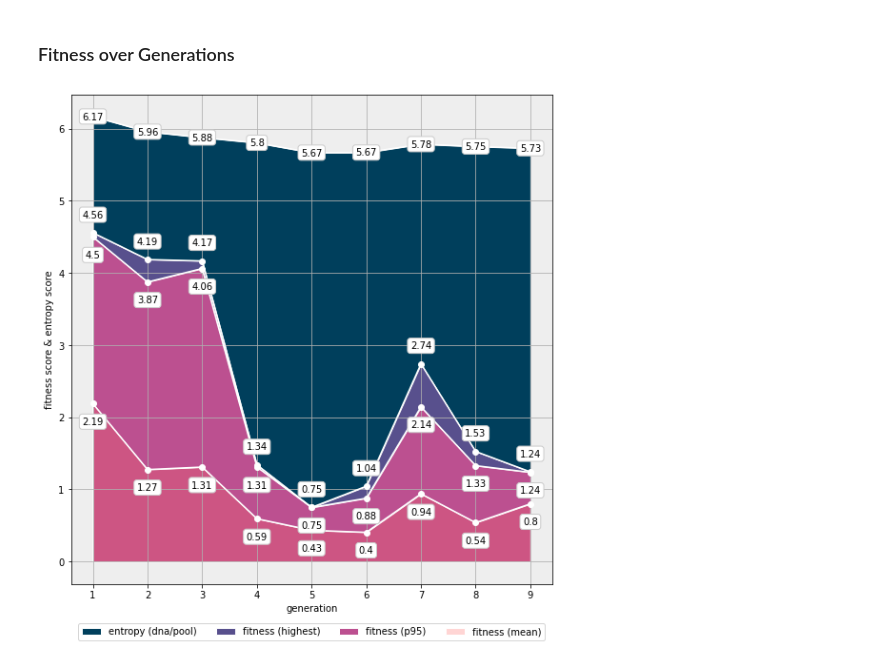
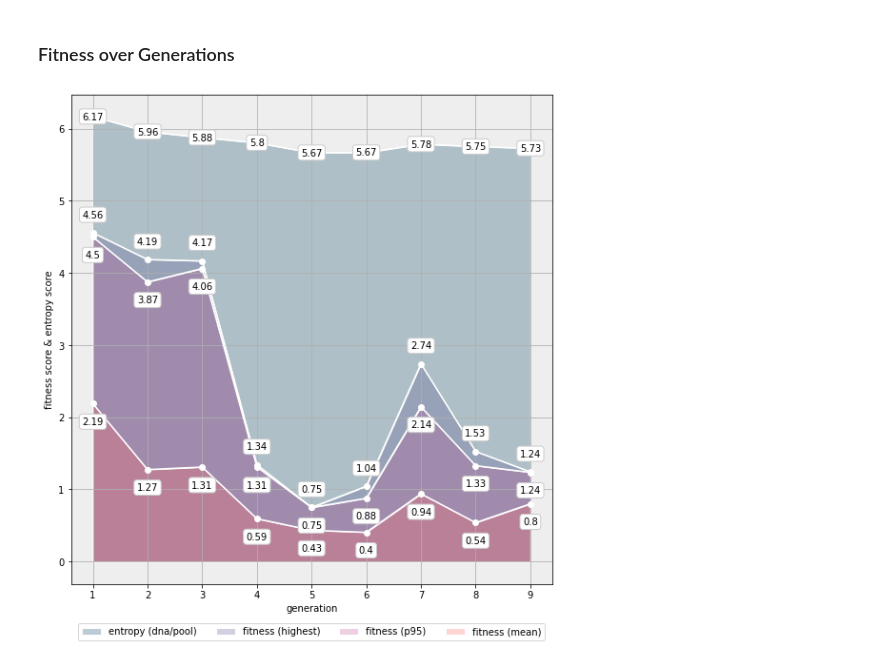
Before and after one commit to hudsonmendes/uolondon-cm3020-ai, a Jupyter notebook: midterms/analysis/results.ipynb, the cells around one changed output. Cells and saved outputs as stored; diff of their text form; code cells hidden in the pictures.

```diff
--- a/midterms/analysis/results.ipynb
+++ b/midterms/analysis/results.ipynb
@@ -33,24 +91,29 @@ summary_per_variant = load_variants_and_summaries(folder='../evolution')
 ### Fitness over Generations
 # %%
 def plot_fitness_over_generations(df: pd.DataFrame, figlen: int = 8):
-    def annotated_area(index: pd.Series, values: pd.Series, color: str, label: str, ydist: float):
-        ax.fill_between(index, values, color=color, edgecolor='#fff', label=label)
-        ax.plot(index, values, marker='o', color="#fff")
-        for i, v in enumerate(values):
-            ax.text(i + 1, v + ydist, str(round(v, 2)), ha="center", va="center", bbox=dict(boxstyle="round", fc="w", ec="#ccc", lw=1))
+    def annotated_area(ax, ticks, values: pd.Series, color: str, label: str, ydist: float):
+        values = [values[i] for i in ticks]
+        ax.set_xticks(ticks)
+        ax.fill_between(ticks, values, color=color, edgecolor='#fff', label=label)
+        ax.plot(ticks, values, marker='o', color="#fff")
+        for i, v in zip(ticks, values):
+            ax.text(i, v + ydist, str(round(v, 2)), ha="center", va="center", bbox=dict(boxstyle="round", fc="w", ec="#ccc", lw=1))
+    tickslen = len(df.index)
+    ticksstep = max(1, int(tickslen / 15))
+    ticks = np.arange(1, tickslen + 1, ticksstep)
     fig, ax = plt.subplots(figsize=(figlen, figlen))
-    annotated_area(df.index, df.dna_pool_entropy, color='#003f5c', label='entropy (dna/pool)', ydist=0)
-    annotated_area(df.index, df.fitness_highest, color='#58508d', label='fitness (highest)', ydist=0.25)
-    annotated_area(df.index, df.fitness_p95, color='#bc5090', label='fitness (p95)', ydist=-0.25)
-    annotated_area(df.index, df.fitness_mean, color='#ff636144', label='fitness (mean)', ydist=-0.25)
+    annotated_area(ax, ticks, df.dna_pool_entropy, color='#003f5c44', label='entropy (dna/pool)', ydist=0)
+    annotated_area(ax, ticks, df.fitness_highest, color='#58508d44', label='fitness (highest)', ydist=0.25)
+    annotated_area(ax, ticks, df.fitness_p95, color='#bc509044', label='fitness (p95)', ydist=-0.25)
+    annotated_area(ax, ticks, df.fitness_mean, color='#ff636144', label='fitness (mean)', ydist=-0.25)
     ax.set_facecolor("#eee")
     ax.legend(loc='lower center', bbox_to_anchor=(0.5, -0.125), ncol=4)
     ax.grid(True)
     ax.set_xlabel('generation')
     ax.set_ylabel('fitness score & entropy score')
     fig.subplots_adjust(bottom=0.25)
     fig.tight_layout()
 
 plot_fitness_over_generations(df=summary_per_variant.get('tests'))
 # %% [output]
-[figure, old version]
+[figure, new version]
```
Also changed, not shown: parts of 7 cells of this notebook, 1 other file.
